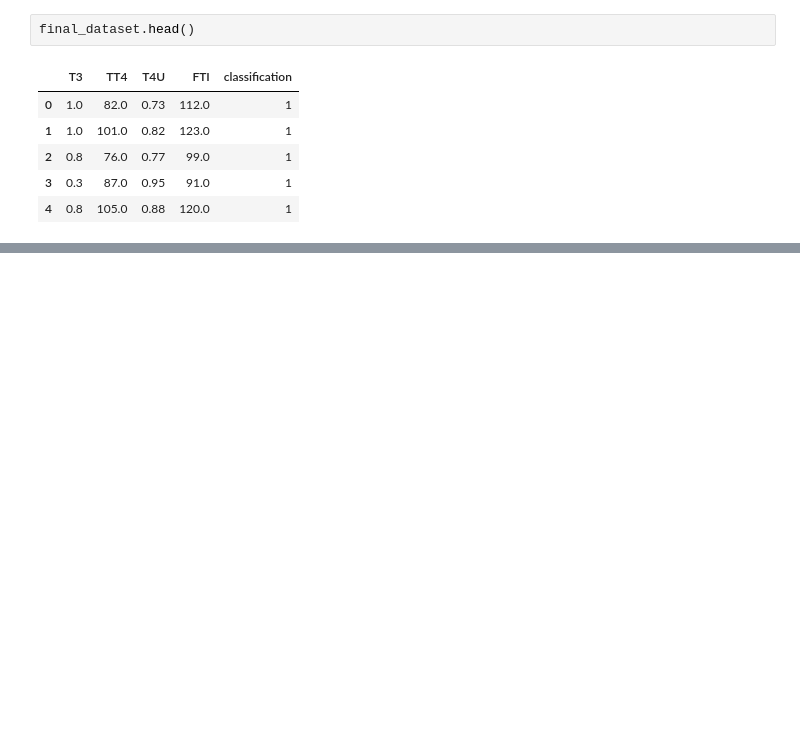
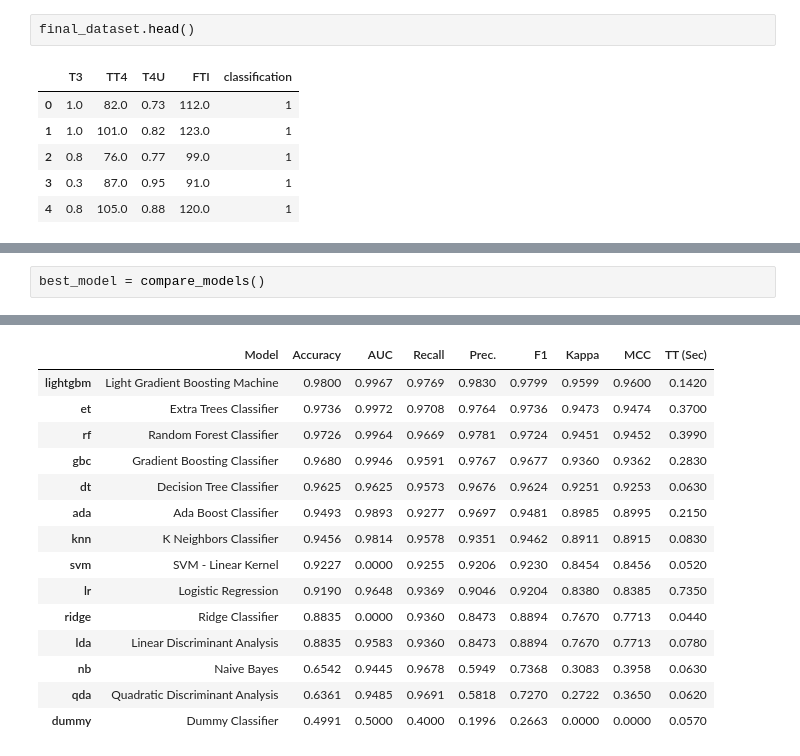
Before and after one commit to cilab-ufersa/euthyroid_sick_syndrome, a Jupyter notebook: euthyroid_sick_syndrome/notebooks/PycaretFeatures.ipynb, the cells around one changed output, grey strips where cells are left out. Saved outputs shown, nothing was run; the diff lists cells and outputs as text; blank space fills up the shorter version.

```diff
--- a/euthyroid_sick_syndrome/notebooks/PycaretFeatures.ipynb
+++ b/euthyroid_sick_syndrome/notebooks/PycaretFeatures.ipynb
@@ -142,0 +268,3 @@ ExtraTreesClassifier(bootstrap=False, ccp_alpha=0.0, class_weight=None,
+# %%
+best_model = compare_models()
+# %% [output]
@@ -142,0 +272,15 @@ ExtraTreesClassifier(bootstrap=False, ccp_alpha=0.0, class_weight=None,
+|  | Model | Accuracy | AUC | Recall | Prec. | F1 | Kappa | MCC | TT (Sec) |
+| lightgbm | Light Gradient Boosting Machine | 0.9800 | 0.9967 | 0.9769 | 0.9830 | 0.9799 | 0.9599 | 0.9600 | 0.1420 |
+| et | Extra Trees Classifier | 0.9736 | 0.9972 | 0.9708 | 0.9764 | 0.9736 | 0.9473 | 0.9474 | 0.3700 |
+| rf | Random Forest Classifier | 0.9726 | 0.9964 | 0.9669 | 0.9781 | 0.9724 | 0.9451 | 0.9452 | 0.3990 |
+| gbc | Gradient Boosting Classifier | 0.9680 | 0.9946 | 0.9591 | 0.9767 | 0.9677 | 0.9360 | 0.9362 | 0.2830 |
+| dt | Decision Tree Classifier | 0.9625 | 0.9625 | 0.9573 | 0.9676 | 0.9624 | 0.9251 | 0.9253 | 0.0630 |
+| ada | Ada Boost Classifier | 0.9493 | 0.9893 | 0.9277 | 0.9697 | 0.9481 | 0.8985 | 0.8995 | 0.2150 |
+| knn | K Neighbors Classifier | 0.9456 | 0.9814 | 0.9578 | 0.9351 | 0.9462 | 0.8911 | 0.8915 | 0.0830 |
+| svm | SVM - Linear Kernel | 0.9227 | 0.0000 | 0.9255 | 0.9206 | 0.9230 | 0.8454 | 0.8456 | 0.0520 |
+| lr | Logistic Regression | 0.9190 | 0.9648 | 0.9369 | 0.9046 | 0.9204 | 0.8380 | 0.8385 | 0.7350 |
+| ridge | Ridge Classifier | 0.8835 | 0.0000 | 0.9360 | 0.8473 | 0.8894 | 0.7670 | 0.7713 | 0.0440 |
+| lda | Linear Discriminant Analysis | 0.8835 | 0.9583 | 0.9360 | 0.8473 | 0.8894 | 0.7670 | 0.7713 | 0.0780 |
+| nb | Naive Bayes | 0.6542 | 0.9445 | 0.9678 | 0.5949 | 0.7368 | 0.3083 | 0.3958 | 0.0630 |
+| qda | Quadratic Discriminant Analysis | 0.6361 | 0.9485 | 0.9691 | 0.5818 | 0.7270 | 0.2722 | 0.3650 | 0.0620 |
+| dummy | Dummy Classifier | 0.4991 | 0.5000 | 0.4000 | 0.1996 | 0.2663 | 0.0000 | 0.0000 | 0.0570 |
```
Also changed, not shown: parts of 29 cells of this notebook, 1 other file.
